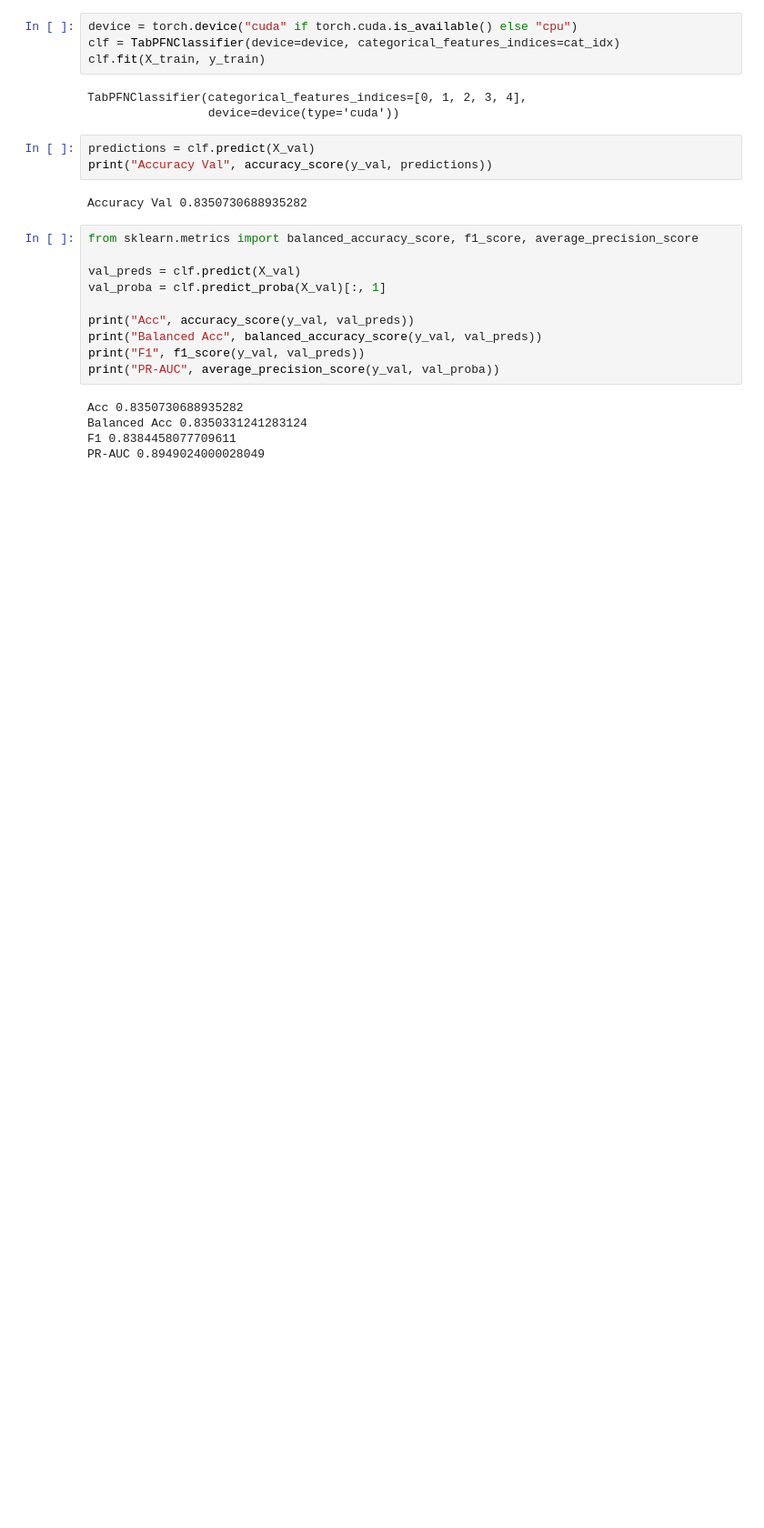
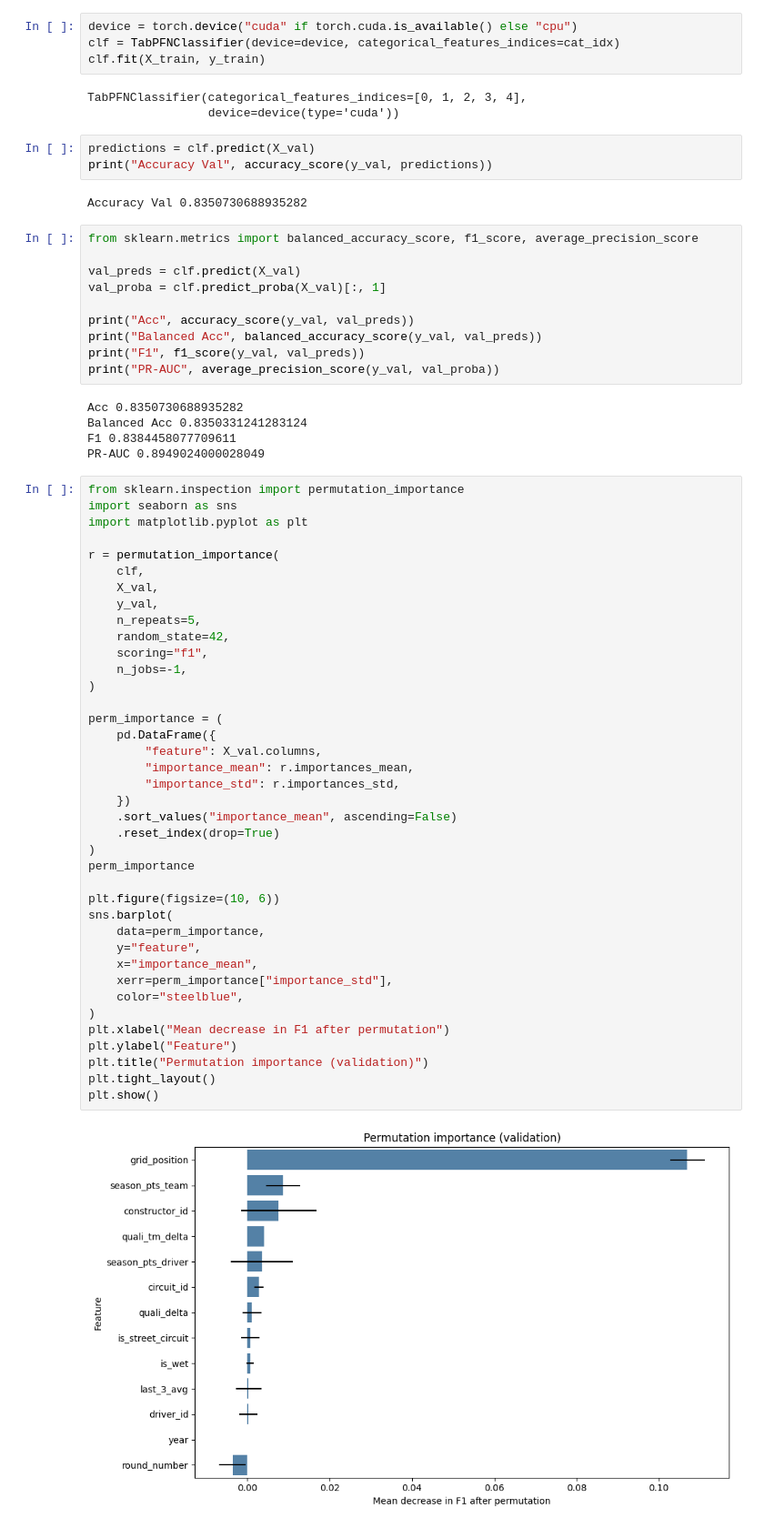
Before and after one commit to mcfiet/dl-project, a Jupyter notebook: scripts/tabpfn.ipynb, the cells around one changed output. Shown at 91% size. Cells and saved outputs as stored; diff of their text form; blank space fills up the shorter version.

Commit message:
feat: add permutation importance to tabpfn

```diff
--- a/scripts/tabpfn.ipynb
+++ b/scripts/tabpfn.ipynb
@@ -109,6 +109,47 @@ Acc 0.8350730688935282
 Balanced Acc 0.8350331241283124
 F1 0.8384458077709611
 PR-AUC 0.8949024000028049
+# %%
+from sklearn.inspection import permutation_importance
+import seaborn as sns
+import matplotlib.pyplot as plt
+
+r = permutation_importance(
+    clf,
+    X_val,
+    y_val,
+    n_repeats=5,
+    random_state=42,
+    scoring="f1",
+    n_jobs=-1,
+)
+
+perm_importance = (
+    pd.DataFrame({
+        "feature": X_val.columns,
+        "importance_mean": r.importances_mean,
+        "importance_std": r.importances_std,
+    })
+    .sort_values("importance_mean", ascending=False)
+    .reset_index(drop=True)
+)
+perm_importance
+
+plt.figure(figsize=(10, 6))
+sns.barplot(
+    data=perm_importance,
+    y="feature",
+    x="importance_mean",
+    xerr=perm_importance["importance_std"],
+    color="steelblue",
+)
+plt.xlabel("Mean decrease in F1 after permutation")
+plt.ylabel("Feature")
+plt.title("Permutation importance (validation)")
+plt.tight_layout()
+plt.show()
+# %% [output]
+[figure, added]
 # %%
 import pandas as pd
 import seaborn as sns
```
Also changed, not shown: parts of 1 cell of this notebook.
